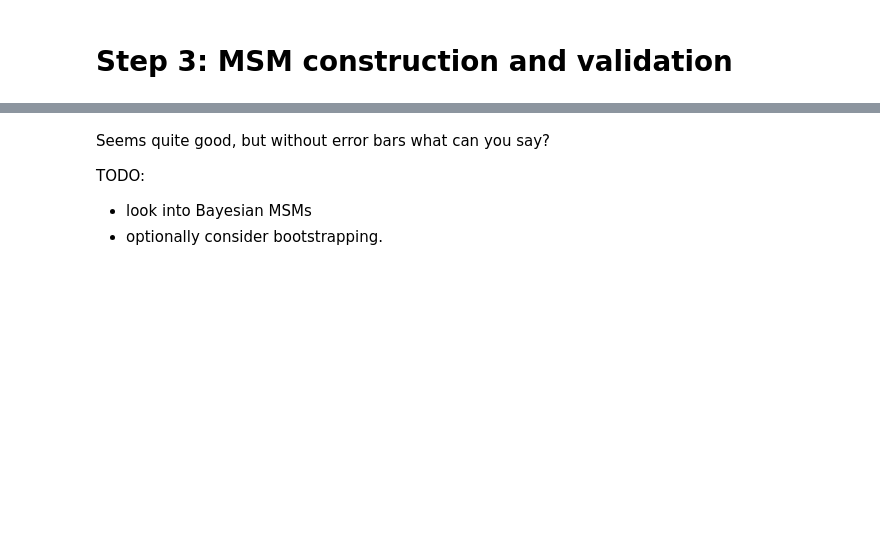
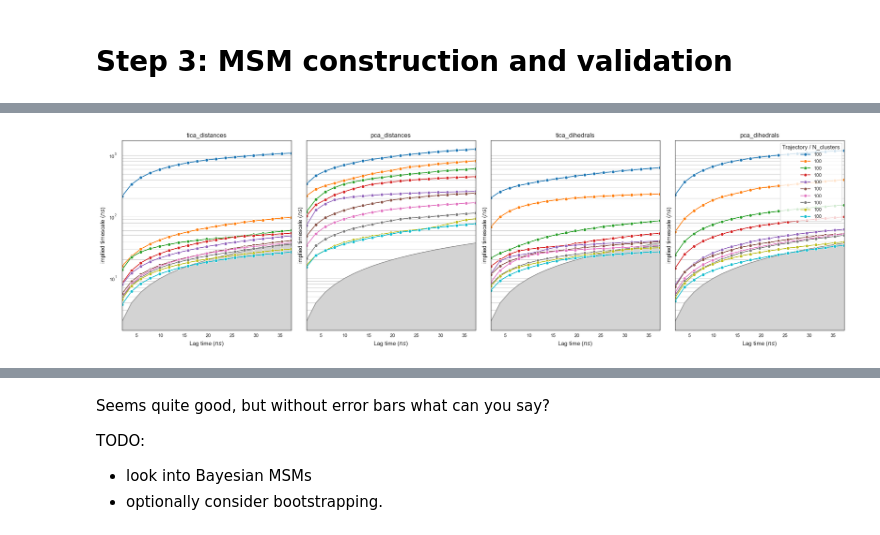
Before and after one commit to miriamzara/MSM, a Jupyter notebook: root/notebooks/step_3_msm_construction.ipynb, the cells around one changed output, grey strips where cells are left out. Saved outputs shown, nothing was run; the diff lists cells and outputs as text; code cells hidden in the pictures; blank space fills up the shorter version.

```diff
--- a/root/notebooks/step_3_msm_construction.ipynb
+++ b/root/notebooks/step_3_msm_construction.ipynb
@@ -441,0 +681,39 @@ plt.show()
+# %%
+# Plot timescales for trajectories separately
+
+sns.set_style("white")
+n_timescales_to_plot = 10
+n_clusters_to_plot = 100
+
+fig, axs = plt.subplots(1, 4, figsize=(5*4, 6), sharey=True, sharex=True)
+
+
+vals = np.sort(df["Lag"].unique())
+for ax in axs:
+    ax.plot(vals, vals, color = "grey", alpha = 0.7)
+    ax.fill_between(vals, -10, vals, color = "lightgrey", alpha = 1)
+    ax.set_yscale("log")
+    ax.yaxis.set_major_locator(LogLocator(base=10))
+    ax.yaxis.set_minor_locator(LogLocator(base=10, subs=np.arange(2, 10) * 0.1))
+    ax.tick_params(axis='y', which='minor', length=4)
+    ax.tick_params(axis='y', which='major', length=7)
+    ax.grid(axis = "y", which = "both", linestyle = "-", linewidth = 0.8)
+    ax.set_xlim(df["Lag"].unique().min(), df["Lag"].unique().max())
+    ax.set_xlabel("Lag time ($ns$)")
+    ax.set_ylabel(f"implied timescale ($ns$)")
+
+
+for i, name in enumerate(trajectories_labels):
+    temp = df[(df["Trajectory"] == name) & (df["N_clusters"] == n_clusters_to_plot)]
+    for scale in range(1, n_timescales_to_plot + 1):
+        sns.lineplot(data=temp, ax = axs[i-1], x="Lag", y=f"Timescale_{scale}", style="N_clusters", markers=True, dashes=False)
+    if i != n_timescales_to_plot:
+        axs[i-1].get_legend().remove()
+    axs[i].set_title(f"{name}")
+
+
+axs[3].legend(title="Trajectory / N_clusters", loc = "upper right")
+plt.tight_layout()
+plt.show()
+# %% [output]
+[figure, added]
```
Also changed, not shown: parts of 89 cells of this notebook, 48 other files.
